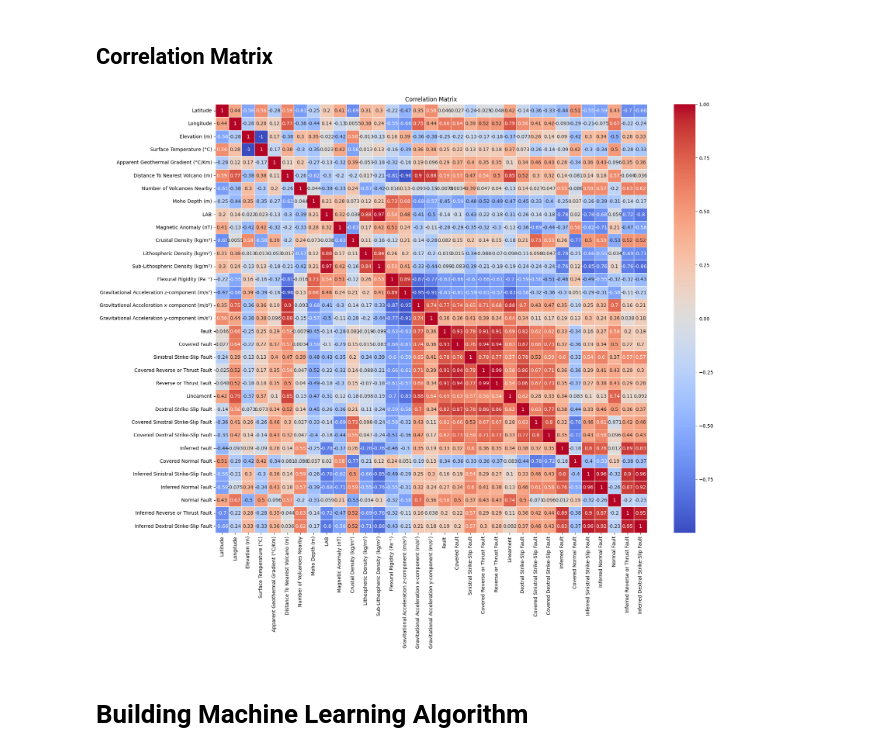
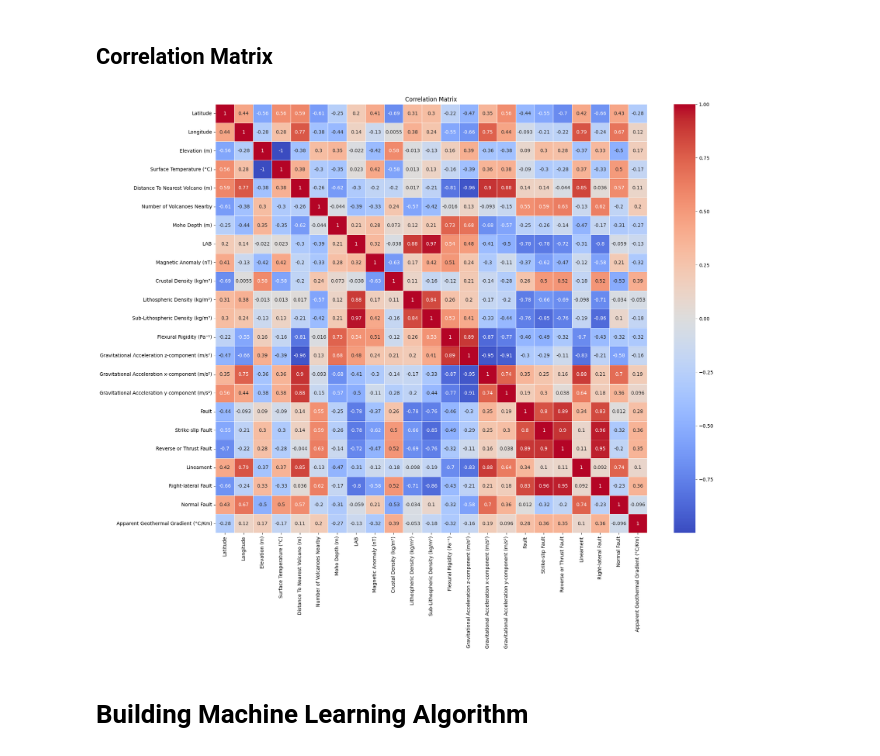
Before and after one commit to jcmefra/Geothermal-Gradient-Machine-Learning, a Jupyter notebook: Model.ipynb, the cells around one changed output. Drawn from its saved outputs; the diff is of its cells as text; code cells hidden in the pictures.

```diff
--- a/Model.ipynb
+++ b/Model.ipynb
@@ -696,12 +696,0 @@ cleaned_data.head()
-# %%
-cleaned_data = cleaned_data.rename(columns={
-    'Falla': 'Fault', 'Falla cubierta': 'Covered Fault', 'Falla de rumbo sinestral': 'Sinistral Strike-Slip Fault',
-    'Falla inversa o de cabalgamiento cubierta': 'Covered Reverse or Thrust Fault',
-    'Falla inversa o de cabalgamiento': 'Reverse or Thrust Fault', 'Lineamiento': 'Lineament',
-    'Falla de rumbo dextral': 'Dextral Strike-Slip Fault', 'Falla de rumbo sinestral cubierta': 'Covered Sinistral Strike-Slip Fault',
-    'Falla de rumbo dextral cubierta': 'Covered Dextral Strike-Slip Fault', 'Falla inferida': 'Inferred Fault',
-    'Falla normal cubierta': 'Covered Normal Fault', 'Falla de rumbo sinestral inferida': 'Inferred Sinistral Strike-Slip Fault',
-    'Falla normal inferida': 'Inferred Normal Fault', 'Falla normal': 'Normal Fault',
-    'Falla inversa o de cabalgamiento inferida': 'Inferred Reverse or Thrust Fault',
-    'Falla de rumbo dextral inferida': 'Inferred Dextral Strike-Slip Fault'
-})
@@ -732,39 +699,33 @@ Index(['Latitude', 'Longitude', 'Elevation (m)', 'Surface Temperature (°C)',
 # %%
 import matplotlib.pyplot as plt
 import seaborn as sns
 
 # Select the desired columns
 selected_columns = ['Latitude', 'Longitude', 'Elevation (m)', 'Surface Temperature (°C)',
-       'Apparent Geothermal Gradient (°C/Km)',
-       'Distance To Nearest Volcano (m)', 'Number of Volcanoes Nearby',
-       'Moho Depth (m)', 'LAB', 'Magnetic Anomaly (nT)', 'Crustal Density (kg/m³)',
-       'Lithospheric Density (kg/m³)', 'Sub-Lithospheric Density (kg/m³)',
-       'Flexural Rigidity (Pa⁻¹)',
-       'Gravitational Acceleration z-component (m/s²)',
-       'Gravitational Acceleration x-component (m/s²)',
-       'Gravitational Acceleration y-component (m/s²)','Fault', 'Covered Fault',
-       'Sinistral Strike-Slip Fault', 'Covered Reverse or Thrust Fault',
-       'Reverse or Thrust Fault', 'Lineament', 'Dextral Strike-Slip Fault',
-       'Covered Sinistral Strike-Slip Fault',
-       'Covered Dextral Strike-Slip Fault', 'Inferred Fault',
-       'Covered Normal Fault', 'Inferred Sinistral Strike-Slip Fault',
-       'Inferred Normal Fault', 'Normal Fault',
-       'Inferred Reverse or Thrust Fault',
-       'Inferred Dextral Strike-Slip Fault']
+                     'Distance To Nearest Volcano (m)', 'Number of Volcanoes Nearby',
+                     'Moho Depth (m)', 'LAB', 'Magnetic Anomaly (nT)', 'Crustal Density (kg/m³)',
+                     'Lithospheric Density (kg/m³)', 'Sub-Lithospheric Density (kg/m³)',
+                     'Flexural Rigidity (Pa⁻¹)',
+                     'Gravitational Acceleration z-component (m/s²)',
+                     'Gravitational Acceleration x-component (m/s²)',
+                     'Gravitational Acceleration y-component (m/s²)','Fault',
+                     'Strike-slip Fault',
+                     'Reverse or Thrust Fault', 'Lineament', 'Right-lateral Fault',
+                     'Normal Fault', 'Apparent Geothermal Gradient (°C/Km)']
 
 # Create a DataFrame with the selected columns
 selected_data = cleaned_data[selected_columns]
 
 # Calculate the correlation matrix
 correlation_matrix = selected_data.corr()
 
 # Plot the correlation matrix as a heatmap
 plt.figure(figsize=(20, 16))
 sns.heatmap(correlation_matrix, annot=True, cmap="coolwarm", linewidths=0.5)
 plt.title("Correlation Matrix")
 plt.show()
 # %% [output]
-[figure, old version]
+[figure, new version]
 # %% [markdown]
 # Building Machine Learning Algorithm
 # %% [markdown]
```
Also changed, not shown: parts of 26 cells of this notebook.
